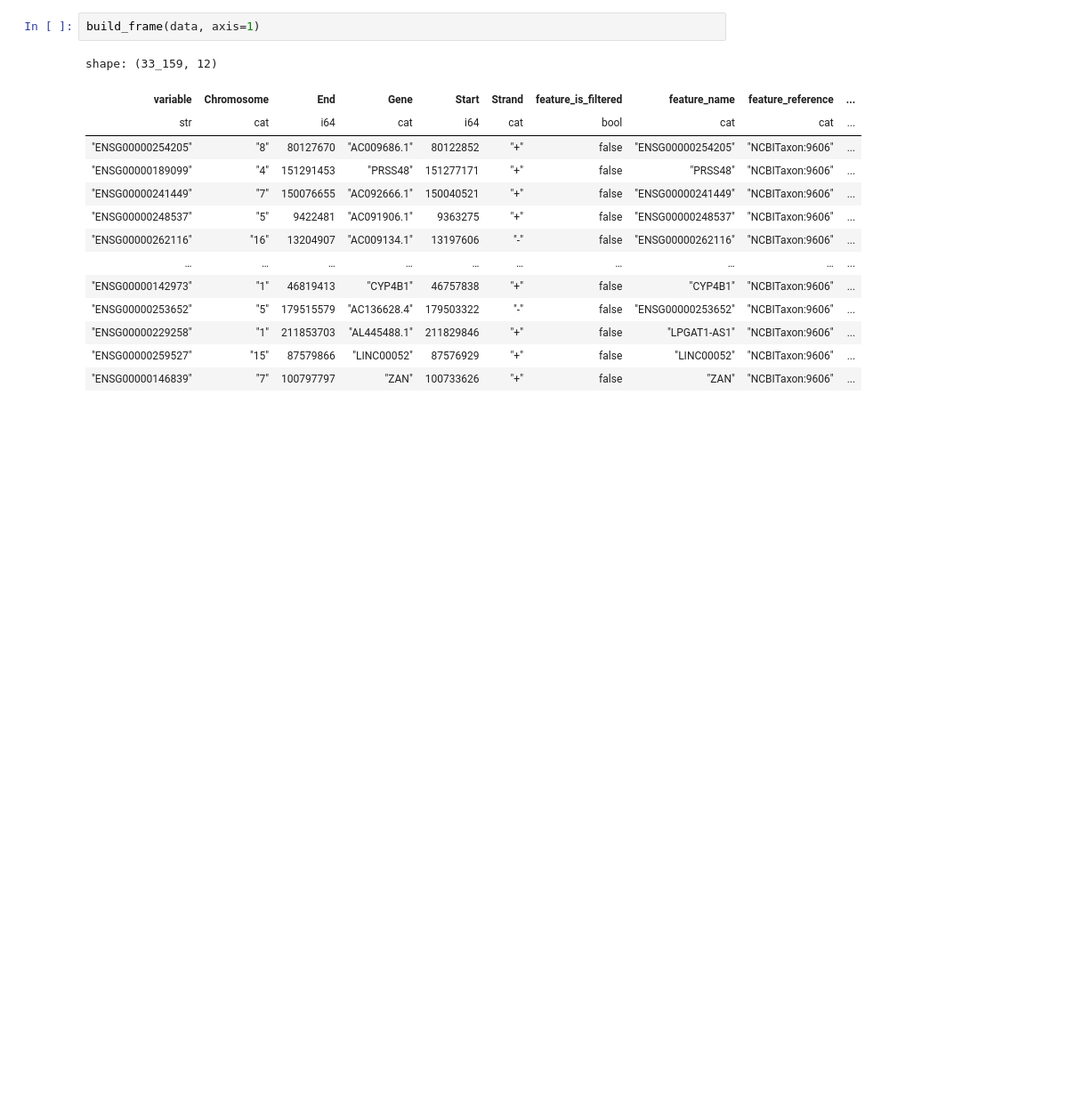
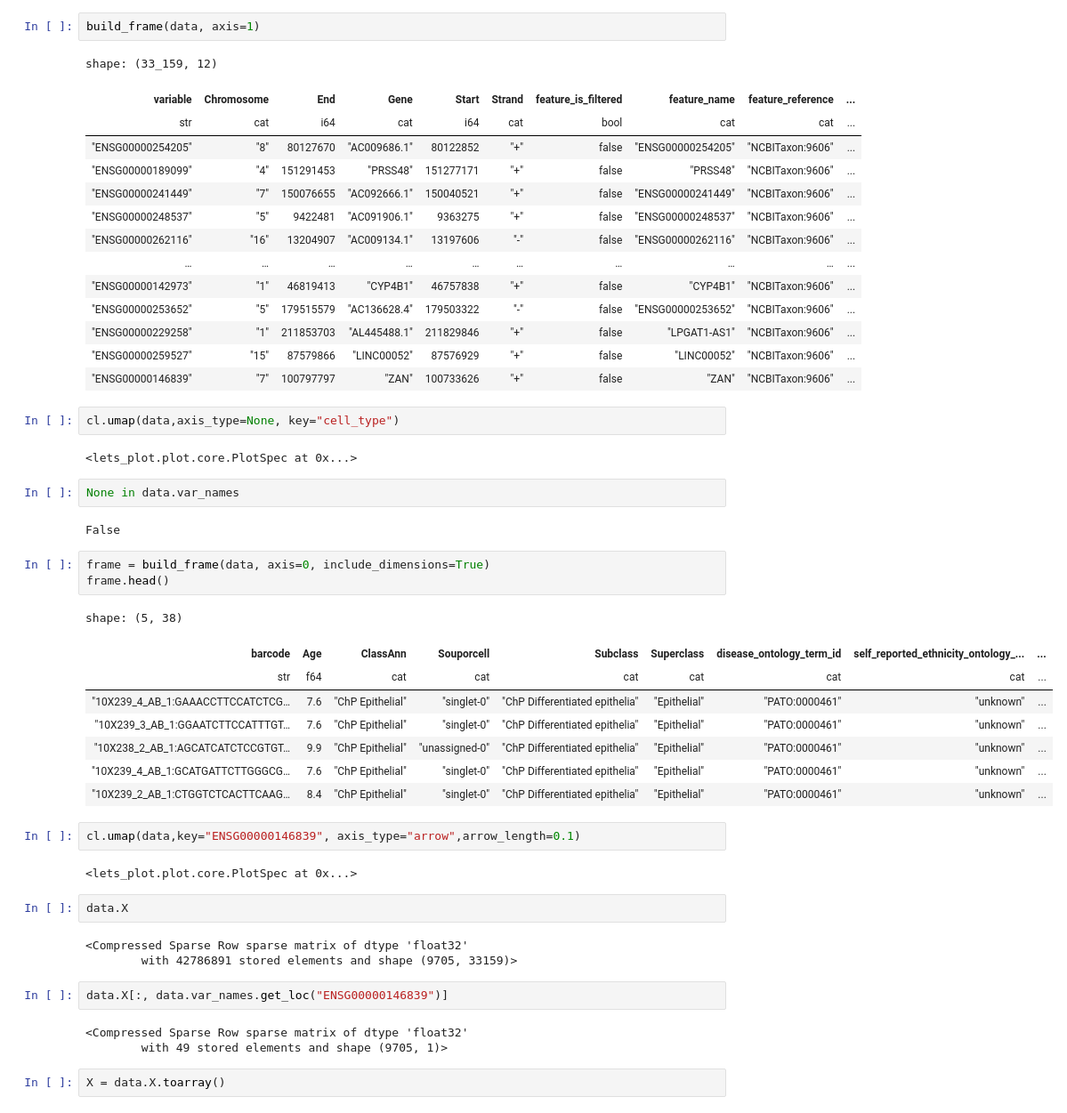
Before and after one commit to datavil/cellestial, a Jupyter notebook: notebooks/build_tests.ipynb, the cells around one changed output. Shown at 89% size. Drawn from its saved outputs; the diff is of its cells as text; blank space fills up the shorter version.

Commit message:
fix arrow axis,  add check for key type, revise dimensional, fix csr matrix error

```diff
--- a/notebooks/build_tests.ipynb
+++ b/notebooks/build_tests.ipynb
@@ -115,3 +120,39 @@ shape: (33_159, 12)
 | "ENSG00000229258" | "1" | 211853703 | "AL445488.1" | 211829846 | "+" | false | "LPGAT1-AS1" | "NCBITaxon:9606" | ... |
 | "ENSG00000259527" | "15" | 87579866 | "LINC00052" | 87576929 | "+" | false | "LINC00052" | "NCBITaxon:9606" | ... |
 | "ENSG00000146839" | "7" | 100797797 | "ZAN" | 100733626 | "+" | false | "ZAN" | "NCBITaxon:9606" | ... |
+# %%
+cl.umap(data,axis_type=None, key="cell_type")
+# %% [output]
+<lets_plot.plot.core.PlotSpec at 0x...>
+# %%
+None in data.var_names
+# %% [output]
+False
+# %%
+frame = build_frame(data, axis=0, include_dimensions=True)
+frame.head()
+# %% [output]
+shape: (5, 38)
+| barcode | Age | ClassAnn | Souporcell | Subclass | Superclass | disease_ontology_term_id | self_reported_ethnicity_ontology_... | ... |
+| str | f64 | cat | cat | cat | cat | cat | cat | ... |
+| "10X239_4_AB_1:GAAACCTTCCATCTCG… | 7.6 | "ChP Epithelial" | "singlet-0" | "ChP Differentiated epithelia" | "Epithelial" | "PATO:0000461" | "unknown" | ... |
+| "10X239_3_AB_1:GGAATCTTCCATTTGT… | 7.6 | "ChP Epithelial" | "singlet-0" | "ChP Differentiated epithelia" | "Epithelial" | "PATO:0000461" | "unknown" | ... |
+| "10X238_2_AB_1:AGCATCATCTCCGTGT… | 9.9 | "ChP Epithelial" | "unassigned-0" | "ChP Differentiated epithelia" | "Epithelial" | "PATO:0000461" | "unknown" | ... |
+| "10X239_4_AB_1:GCATGATTCTTGGGCG… | 7.6 | "ChP Epithelial" | "singlet-0" | "ChP Differentiated epithelia" | "Epithelial" | "PATO:0000461" | "unknown" | ... |
+| "10X239_2_AB_1:CTGGTCTCACTTCAAG… | 8.4 | "ChP Epithelial" | "singlet-0" | "ChP Differentiated epithelia" | "Epithelial" | "PATO:0000461" | "unknown" | ... |
+# %%
+cl.umap(data,key="ENSG00000146839", axis_type="arrow",arrow_length=0.1)
+# %% [output]
+<lets_plot.plot.core.PlotSpec at 0x...>
+# %%
+data.X
+# %% [output]
+<Compressed Sparse Row sparse matrix of dtype 'float32'
+        with 42786891 stored elements and shape (9705, 33159)>
+# %%
+data.X[:, data.var_names.get_loc("ENSG00000146839")]
+# %% [output]
+<Compressed Sparse Row sparse matrix of dtype 'float32'
+        with 49 stored elements and shape (9705, 1)>
+# %%
+X = data.X.toarray()
```
Also changed, not shown: parts of 2 cells of this notebook, 4 other files.
